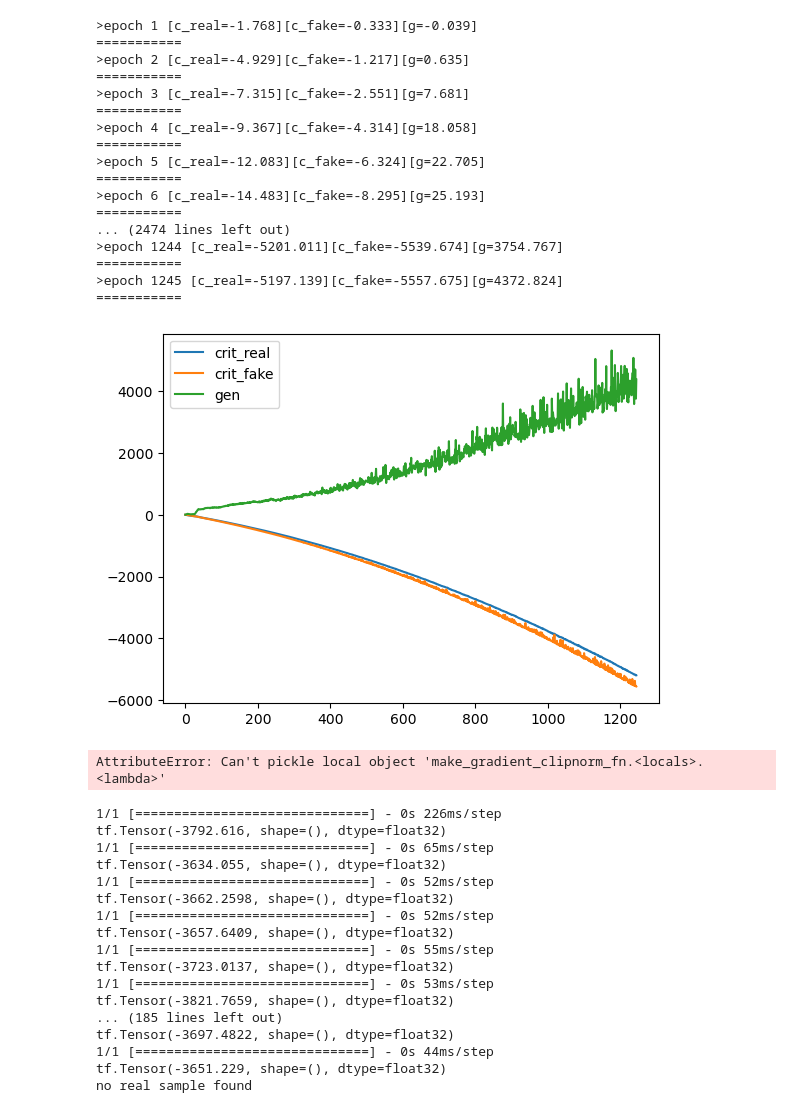
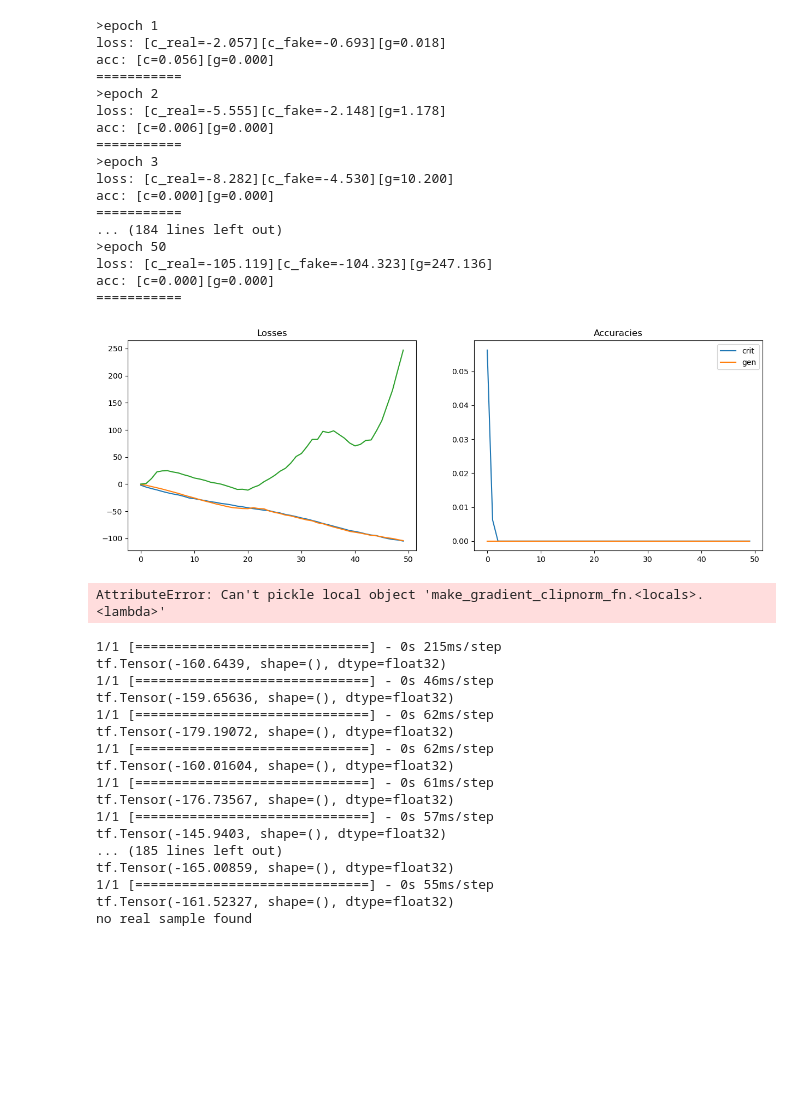
Before and after one commit to raskharkapakh/Master-Arbeit, a Jupyter notebook: python_files/GAN/wgan_notebook.ipynb, the cells around one changed output. Cells and saved outputs as stored; diff of their text form; code cells hidden in the pictures; blank space fills up the shorter version.

```diff
--- a/python_files/GAN/wgan_notebook.ipynb
+++ b/python_files/GAN/wgan_notebook.ipynb
@@ -52,27 +52,27 @@ dataset = dataset.map(full_parser)
 dataset = dataset.shuffle(buffer_size=10).batch(wgan.batch_size)
 # %%
 # Training the GAN
-wgan.train(n_epochs=1245
+wgan.train(n_epochs=50
 , dataset=dataset)
 # %% [output]
->epoch 1 [c_real=-1.768][c_fake=-0.333][g=-0.039]
+>epoch 1
+loss: [c_real=-2.057][c_fake=-0.693][g=0.018]
+acc: [c=0.056][g=0.000]
 ===========
->epoch 2 [c_real=-4.929][c_fake=-1.217][g=0.635]
+>epoch 2
+loss: [c_real=-5.555][c_fake=-2.148][g=1.178]
+acc: [c=0.006][g=0.000]
 ===========
->epoch 3 [c_real=-7.315][c_fake=-2.551][g=7.681]
+>epoch 3
+loss: [c_real=-8.282][c_fake=-4.530][g=10.200]
+acc: [c=0.000][g=0.000]
 ===========
->epoch 4 [c_real=-9.367][c_fake=-4.314][g=18.058]
+... (184 lines left out)
+>epoch 50
+loss: [c_real=-105.119][c_fake=-104.323][g=247.136]
+acc: [c=0.000][g=0.000]
 ===========
->epoch 5 [c_real=-12.083][c_fake=-6.324][g=22.705]
-===========
->epoch 6 [c_real=-14.483][c_fake=-8.295][g=25.193]
-===========
-... (2474 lines left out)
->epoch 1244 [c_real=-5201.011][c_fake=-5539.674][g=3754.767]
-===========
->epoch 1245 [c_real=-5197.139][c_fake=-5557.675][g=4372.824]
-===========
-[figure, old version]
+[figure, new version]
 # %%
 # backup wgan
 file_to_store = open("backup_wgan.pickle", "wb")
@@ -107,22 +107,22 @@ if generated != None:
     plt.subplot(2,2,4)
     plt.imshow(evals_i)
 # %% [output]
-1/1 [==============================] - 0s 226ms/step
-tf.Tensor(-3792.616, shape=(), dtype=float32)
-1/1 [==============================] - 0s 65ms/step
-tf.Tensor(-3634.055, shape=(), dtype=float32)
-1/1 [==============================] - 0s 52ms/step
-tf.Tensor(-3662.2598, shape=(), dtype=float32)
-1/1 [==============================] - 0s 52ms/step
-tf.Tensor(-3657.6409, shape=(), dtype=float32)
+1/1 [==============================] - 0s 215ms/step
+tf.Tensor(-160.6439, shape=(), dtype=float32)
+1/1 [==============================] - 0s 46ms/step
+tf.Tensor(-159.65636, shape=(), dtype=float32)
+1/1 [==============================] - 0s 62ms/step
+tf.Tensor(-179.19072, shape=(), dtype=float32)
+1/1 [==============================] - 0s 62ms/step
+tf.Tensor(-160.01604, shape=(), dtype=float32)
+1/1 [==============================] - 0s 61ms/step
+tf.Tensor(-176.73567, shape=(), dtype=float32)
+1/1 [==============================] - 0s 57ms/step
+tf.Tensor(-145.9403, shape=(), dtype=float32)
+... (185 lines left out)
+tf.Tensor(-165.00859, shape=(), dtype=float32)
 1/1 [==============================] - 0s 55ms/step
-tf.Tensor(-3723.0137, shape=(), dtype=float32)
-1/1 [==============================] - 0s 53ms/step
-tf.Tensor(-3821.7659, shape=(), dtype=float32)
-... (185 lines left out)
-tf.Tensor(-3697.4822, shape=(), dtype=float32)
-1/1 [==============================] - 0s 44ms/step
-tf.Tensor(-3651.229, shape=(), dtype=float32)
+tf.Tensor(-161.52327, shape=(), dtype=float32)
 no real sample found
 # %%
 # Backup of generated sample
```
Also changed, not shown: parts of 2 cells of this notebook, 30 other files.
